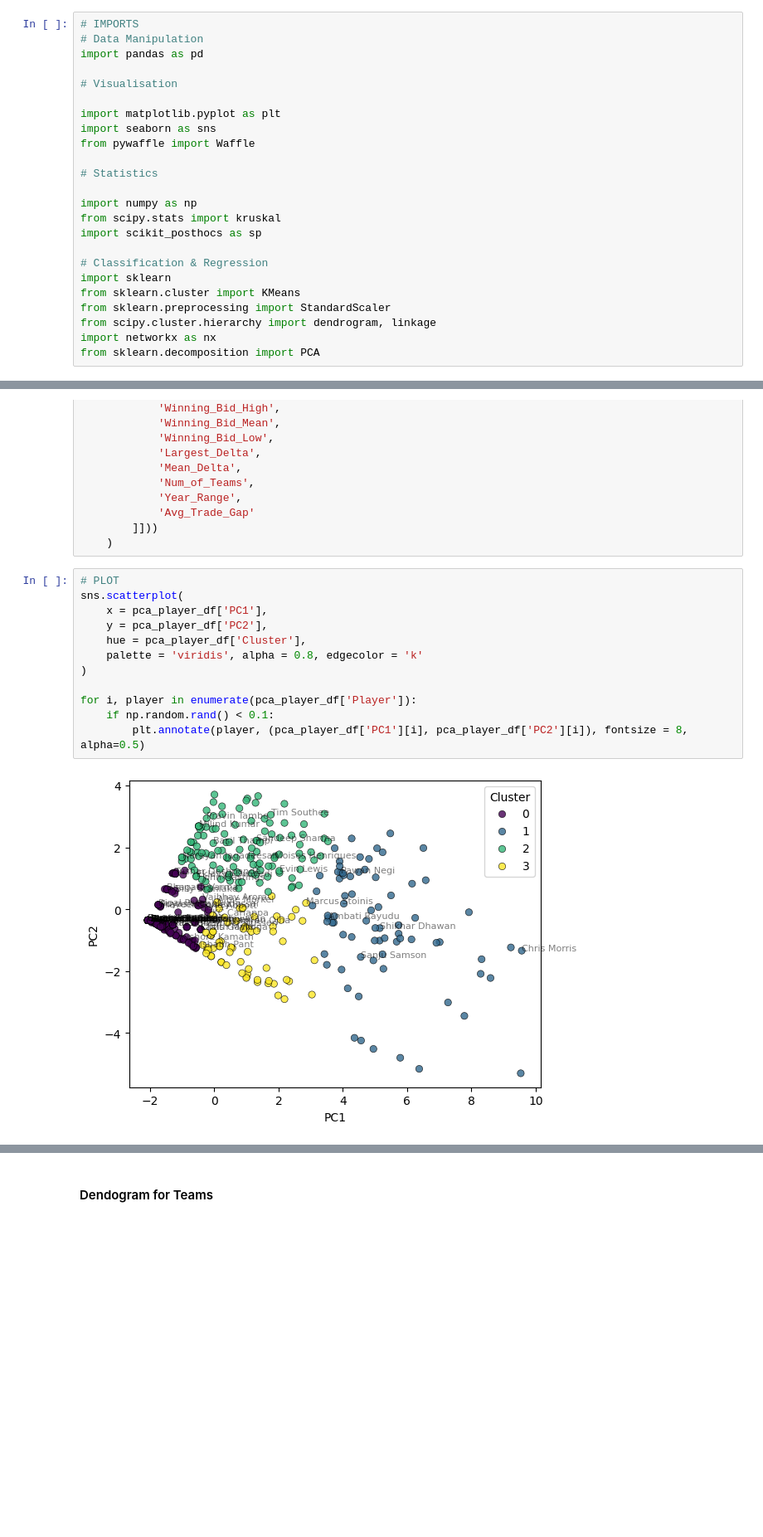
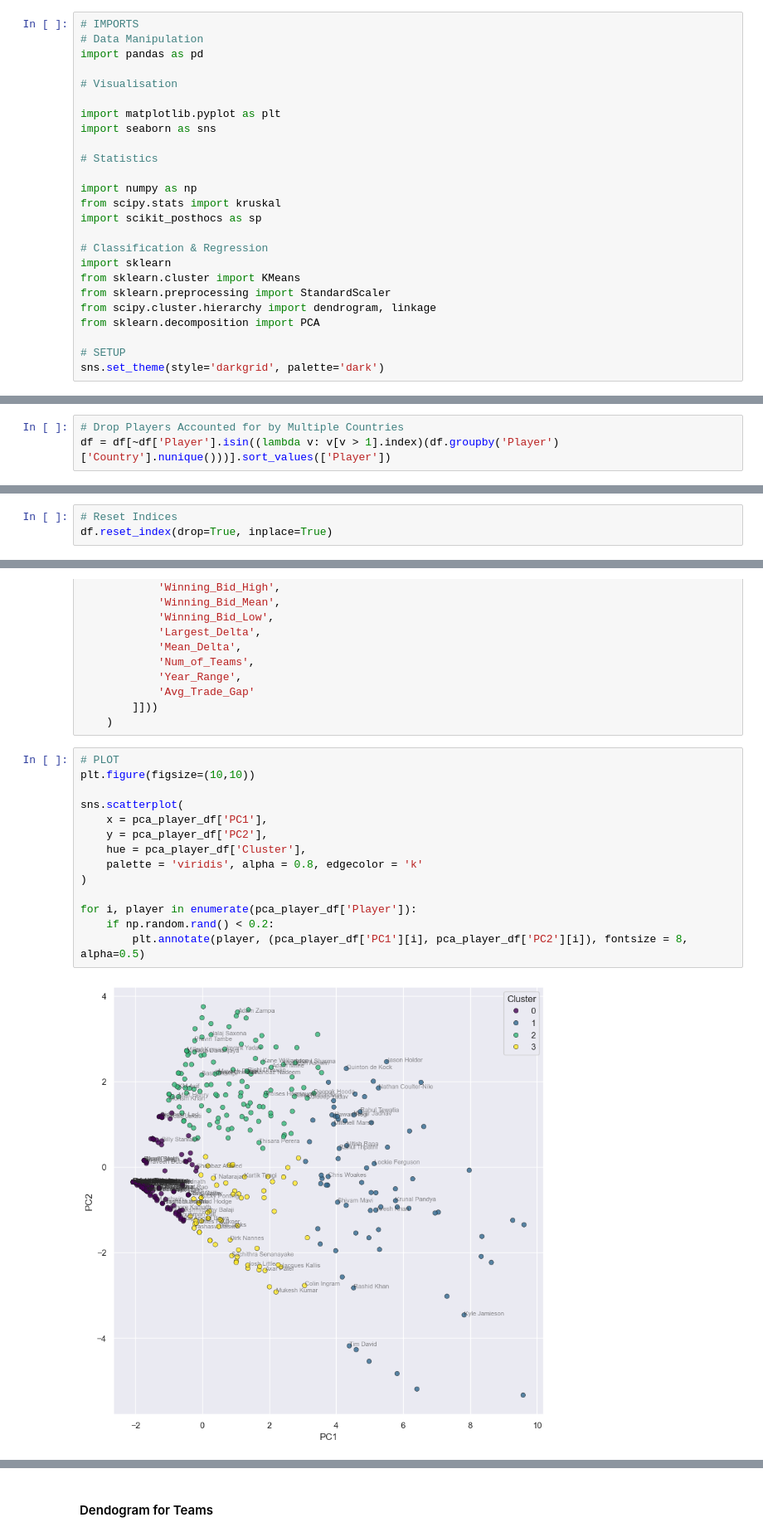
Before and after one commit to arhamaneeq/CFA_Analytics_Induction, a Jupyter notebook: edaNotebook.ipynb, the cells around one changed output, grey strips where cells are left out. Shown at 83% size. Cells and saved outputs as stored; diff of their text form; blank space fills up the shorter version.

```diff
--- a/edaNotebook.ipynb
+++ b/edaNotebook.ipynb
@@ -13,7 +13,6 @@ import pandas as pd
 
 import matplotlib.pyplot as plt
 import seaborn as sns
-from pywaffle import Waffle
 
 # Statistics
 
@@ -26,8 +25,10 @@ import sklearn
 from sklearn.cluster import KMeans
 from sklearn.preprocessing import StandardScaler
 from scipy.cluster.hierarchy import dendrogram, linkage
-import networkx as nx
 from sklearn.decomposition import PCA
+
+# SETUP
+sns.set_theme(style='darkgrid', palette='dark')
 # %% [markdown]
 ## Cleaning
 # %% [markdown]
@@ -97,9 +98,15 @@ for row in df.index:
 for row in df.index:
     if df.loc[row, 'Country'] in {"Namibia", 'Trinidad and Tobago', 'Jamaica', 'Barbados', 'Guyana'}:
         df.loc[row, 'Country'] = 'West Indies'
+# %%
+# Drop Players Accounted for by Multiple Countries
+df = df[~df['Player'].isin((lambda v: v[v > 1].index)(df.groupby('Player')['Country'].nunique()))].sort_values(['Player'])
 # %%
 # Drop Duplicate Columns
 df = df.drop_duplicates()
+# %%
+# Reset Indices
+df.reset_index(drop=True, inplace=True)
 # %% [markdown]
 ### Cleaned Dataframe
 # %%
@@ -463,18 +470,20 @@ pca_player_df['Cluster'] = KMeans(
     )
 # %%
 # PLOT
+plt.figure(figsize=(10,10))
+
 sns.scatterplot(
     x = pca_player_df['PC1'],
     y = pca_player_df['PC2'],
     hue = pca_player_df['Cluster'],
     palette = 'viridis', alpha = 0.8, edgecolor = 'k'
 )
 
 for i, player in enumerate(pca_player_df['Player']):
-    if np.random.rand() < 0.1:
+    if np.random.rand() < 0.2:
         plt.annotate(player, (pca_player_df['PC1'][i], pca_player_df['PC2'][i]), fontsize = 8, alpha=0.5)
 # %% [output]
-[figure, old version]
+[figure, new version]
 # %%
 # Metrics
 print("PCA + KMC Silhouette Score: ")
```
Also changed, not shown: parts of 22 cells of this notebook, 3 other files.
